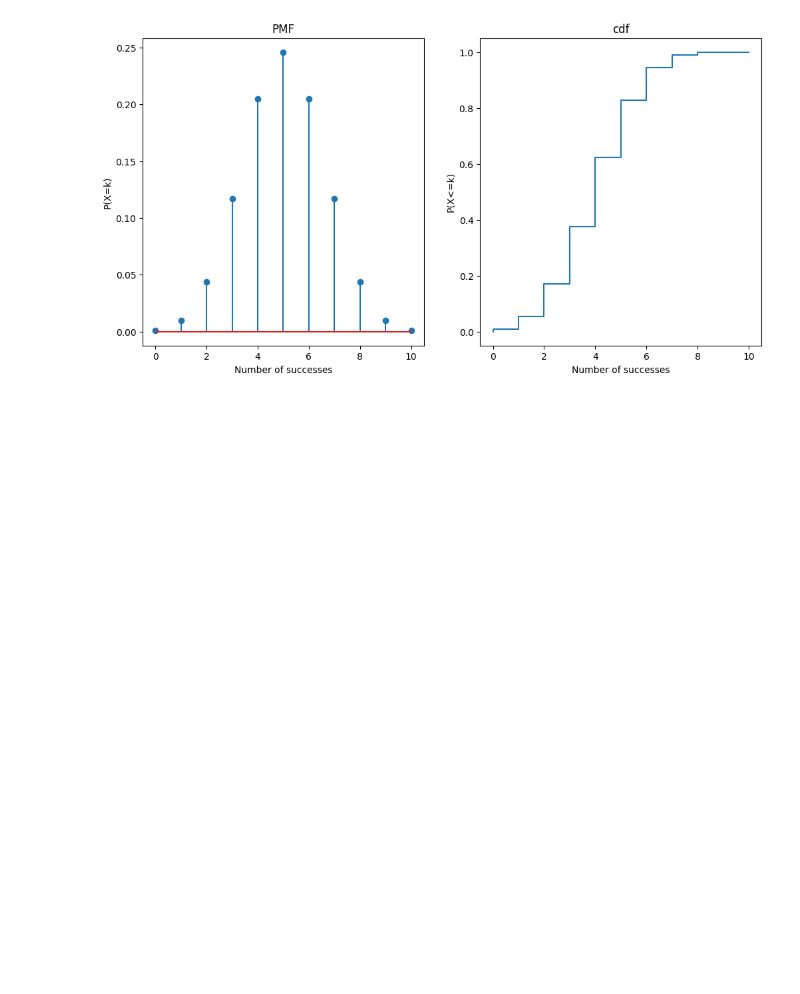
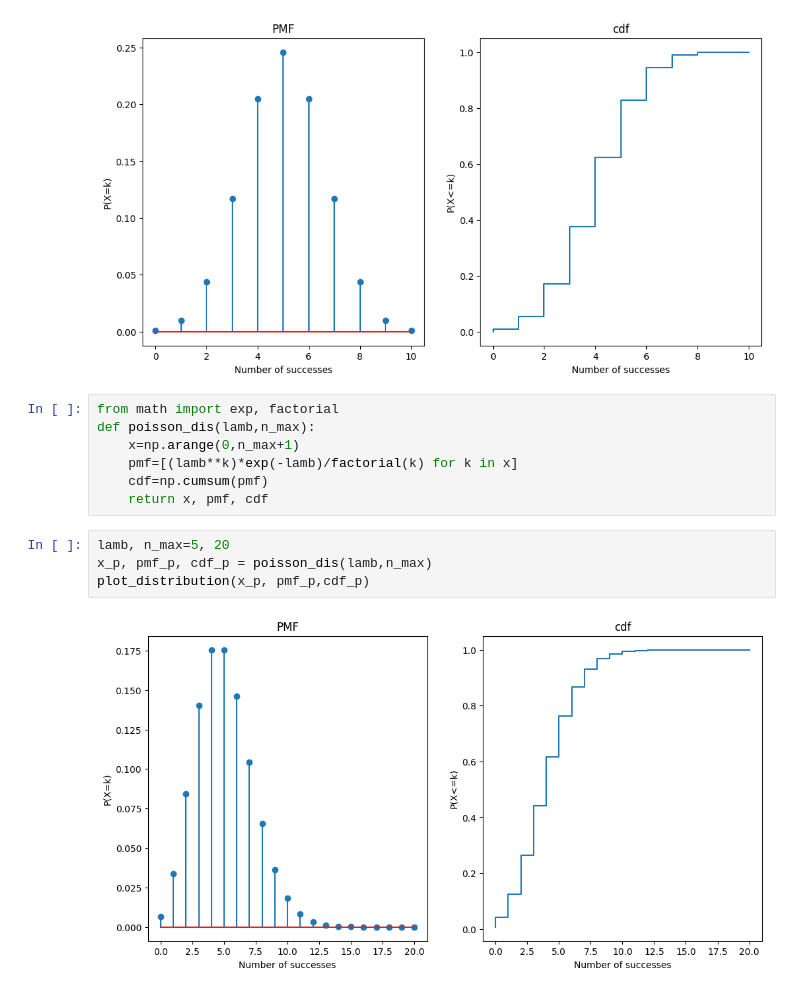
Before and after one commit to nitinsingh33/Statistics_for_Data_Science, a Jupyter notebook: Lab 2/Lab-2.ipynb, the cells around one changed output. Saved outputs shown, nothing was run; the diff lists cells and outputs as text; blank space fills up the shorter version.

```diff
--- a/Lab 2/Lab-2.ipynb
+++ b/Lab 2/Lab-2.ipynb
@@ -33,3 +33,16 @@ x_binomial, pmf_binomial, cdf_binomial = binomial_dis(n_b, p_b)
 plot_distribution(x_binomial,pmf_binomial,cdf_binomial)
 # %% [output]
 [figure]
+# %%
+from math import exp, factorial
+def poisson_dis(lamb,n_max):
+    x=np.arange(0,n_max+1)
+    pmf=[(lamb**k)*exp(-lamb)/factorial(k) for k in x]
+    cdf=np.cumsum(pmf)
+    return x, pmf, cdf
+# %%
+lamb, n_max=5, 20
+x_p, pmf_p, cdf_p = poisson_dis(lamb,n_max)
+plot_distribution(x_p, pmf_p,cdf_p)
+# %% [output]
+[figure, added]
```
